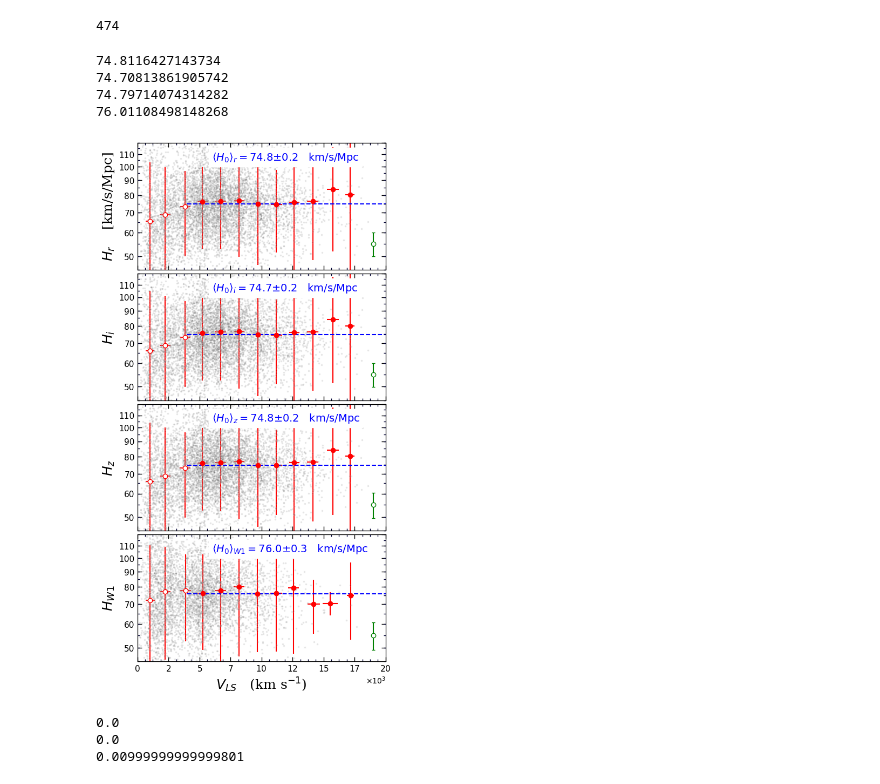
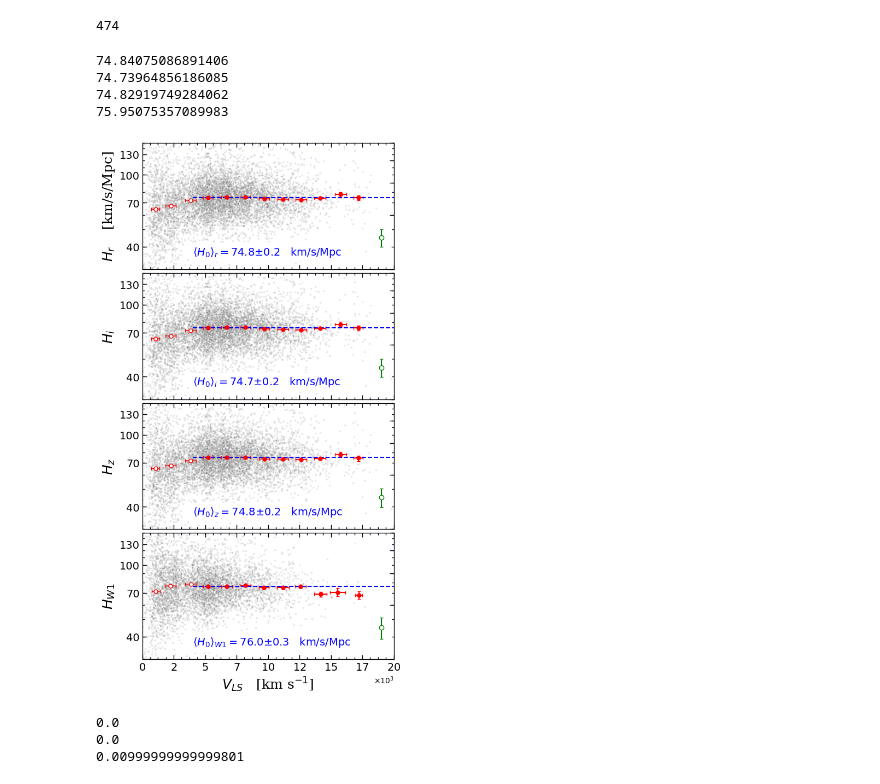
Before and after one commit to ekourkchi/TFcalibrators, a Jupyter notebook: Hubble_param-BandEvaluation-Paper.ipynb, the cells around one changed output. Cells and saved outputs as stored; diff of their text form; code cells hidden in the pictures.

Commit message:
Hubble constant for the field galaxies

```diff
--- a/Hubble_param-BandEvaluation-Paper.ipynb
+++ b/Hubble_param-BandEvaluation-Paper.ipynb
@@ -204,8 +204,12 @@ class OOMFormatter(matplotlib.ticker.ScalarFormatter):
 # %%
 def plotHubble(ax, X, Y, Ye, indx, band=""):
 
+
     ax.plot(X, 10**Y, 'k.', alpha=0.1, mec='white', ms=5)
 
+    X  = X[indx]
+    Y  = Y[indx]
+    Ye = Ye[indx]
 
     for i in np.arange(0,18000, 1500):
         xp = []
@@ -223,24 +227,22 @@ def plotHubble(ax, X, Y, Ye, indx, band=""):
             yy = np.sum(yp/ype)/np.sum(1./ype)
 
             if np.median(xp)>4000:
-                ax.errorbar(np.mean(xp), 10**yy, yerr=10**yy*np.log(10.)*np.std(yp), xerr=np.std(xp), fmt='o',
-                        color='r', ms=6)
+                ax.errorbar(np.mean(xp), 10**yy, yerr=10**yy*np.log(10.)*np.sqrt(np.sum(ype**2))/len(xp), xerr=np.std(xp), fmt='o',
+                        color='r', ms=5, capsize=2)
             else:
-                ax.errorbar(np.median(xp), 10**yy, yerr=10**yy*np.log(10.)*np.std(yp), xerr=np.std(xp), fmt='o',
-                        color='r', ms=6, mfc='white')
+                ax.errorbar(np.median(xp), 10**yy, yerr=10**yy*np.log(10.)*np.sqrt(np.sum(ype**2))/len(xp), xerr=np.std(xp), fmt='o',
+                        color='r', ms=5, mfc='white', capsize=2)
 #             print np.median(xp), yy, np.log(10.)*np.std(yp), np.std(xp)
 
 #     m = np.median(Y[X>4000])
 #     m = (np.sum(Y[X>4000]/Ye[X>4000])/np.sum(1./Ye[X>4000]))
-    X  = X[indx]
-    Y  = Y[indx]
-    Ye = Ye[indx]
+
 
     def myHubble(D, H0):
         return H0
 
 
-    fit, cov = curve_fit(myHubble, X, Y, sigma=Ye)
+    fit, cov = curve_fit(myHubble, X[X>4000], Y[X>4000], sigma=Ye[X>4000])
     m = fit[0]
     H0e_fit = 10**m*np.log(10.)*np.sqrt(cov[0])
 
@@ -252,35 +254,37 @@ def plotHubble(ax, X, Y, Ye, indx, band=""):
     ax.plot([4000,20000], [H0, H0], '--', color='blue')
 
 
-    x_ax, y_ax = set_axes(ax, (0,20000), (45,120), fontsize=11)
+    x_ax, y_ax = set_axes(ax, (0,20000), (35,150), fontsize=14)
 
     ax.set_yscale('log')
 
     from matplotlib.ticker import MultipleLocator
 
     from matplotlib.ticker import NullFormatter
+
+    ax.set_yticks(np.arange(30,150, step=30))
     ax.yaxis.set_major_formatter(NullFormatter())
     ax.yaxis.set_minor_formatter(NullFormatter())
 
-    ax.yaxis.set_major_locator(MultipleLocator(10))
-    ax.yaxis.set_minor_locator(MultipleLocator(5))
+    ax.yaxis.set_major_locator(MultipleLocator(30))
+    ax.yaxis.set_minor_locator(MultipleLocator(10))
 
-    plt.yticks([50,60,70,80,90,100,110], ('50','60','70','80','90','100','110'))
+    plt.yticks([40, 70, 100, 130], ('40', '70', '100','130'))
     # ax.set_yticks(np.arange(50,140, step=10))
 
 
 
-    y_ax.set_yticks(np.arange(45,120, step=10))
+    y_ax.set_yticks(np.arange(30,150, step=30))
     y_ax.set_yscale('log')
     y_ax.yaxis.set_major_formatter(NullFormatter())
     y_ax.yaxis.set_minor_formatter(NullFormatter())
-    y_ax.yaxis.set_major_locator(MultipleLocator(10))
-    y_ax.yaxis.set_minor_locator(MultipleLocator(5))
+    y_ax.yaxis.set_major_locator(MultipleLocator(30))
+    y_ax.yaxis.set_minor_locator(MultipleLocator(10))
 
 
     Ylm = ax.get_ylim() ; Xlm = ax.get_xlim()
-    x0 = 0.70*Xlm[0]+0.30*Xlm[1]
-    y0 = 0.20*Ylm[0]+0.80*Ylm[1]
+    x0 = 0.80*Xlm[0]+0.20*Xlm[1]
+    y0 = 0.95*Ylm[0]+0.05*Ylm[1]
     # y1 = 0.2*Ylm[0]+0.8*Ylm[1]
     unit= '   km/s/Mpc'
     ax.text(x0,y0, r"$ \langle H_0 \rangle_{"+band+"}= $"+"%.1f" % H0+'$\pm$'+"%.1f" % H0e_fit+unit, fontsize=14,
@@ -290,10 +294,10 @@ def plotHubble(ax, X, Y, Ye, indx, band=""):
     ax.xaxis.set_major_formatter(OOMFormatter(3, "%d"))
     ax.ticklabel_format(axis='x', style='sci', scilimits=(3,3))
 
-    ax.errorbar(19000, 55, yerr=55*np.log(10.)*np.median(Ye), fmt='o',
+    ax.errorbar(19000, 45, yerr=55*np.log(10.)*np.median(Ye), fmt='o',
                         color='g', ms=6, mfc='white', capsize=2)
 # %%
-fig = py.figure(figsize=(5, 12), dpi=100)
+fig = py.figure(figsize=(5, 11.8), dpi=100)
 fig.subplots_adjust(wspace=0, top=0.92, bottom=0.12, left=0.06, right=0.98)
 gs = gridspec.GridSpec(4,1) ; p=0
 
@@ -303,39 +307,39 @@ ax = plt.subplot(gs[p]) ; p+=1
 Y  = logHr
 Ye = dlogHr
 plotHubble(ax, X, Y, Ye, indx_op, band="r")
 plt.setp(ax.get_xticklabels(), visible=False)
 ax.set_ylabel(r'$H_{r}$'+'    [km/s/Mpc]', fontsize=18, fontdict=font)
 ####################################################
 ax = plt.subplot(gs[p]) ; p+=1
 Y  = logHi
 Ye = dlogHi
 plotHubble(ax, X, Y, Ye, indx_op, band="i")
 plt.setp(ax.get_xticklabels(), visible=False)
 ax.set_ylabel(r'$H_{i}$', fontsize=18, fontdict=font)
 ####################################################
 ax = plt.subplot(gs[p]) ; p+=1
 Y  = logHz
 Ye = dlogHz
 plotHubble(ax, X, Y, Ye, indx_op, band="z")
 plt.setp(ax.get_xticklabels(), visible=False)
 ax.set_ylabel(r'$H_{z}$', fontsize=18, fontdict=font)
 ####################################################
 ax = plt.subplot(gs[p]) ; p+=1
 Y  = logHw1
 Ye = dlogHw1
 plotHubble(ax, X, Y, Ye, indx_ir, band="W1")
 # plt.setp(ax.get_xticklabels(), visible=False)
 ax.set_ylabel(r'$H_{W1}$', fontsize=18, fontdict=font)
 
-ax.set_xlabel(r'$V_{LS} $'+'   (km s'+r'$^{-1}$'+')', fontsize=18, fontdict=font)
+ax.set_xlabel(r'$V_{LS} $'+'   [km s'+r'$^{-1}$'+']', fontsize=18, fontdict=font)
 
 plt.subplots_adjust(hspace=0.03, wspace=0.2)
 # %% [output]
-74.8116427143734
-74.70813861905742
-74.79714074314282
-76.01108498148268
+74.84075086891406
+74.73964856186085
+74.82919749284062
+75.95075357089983
-[figure, old version]
+[figure, new version]
 # %%
 def plotDM(ax, X, DM, dDM, indx):
 
```
Also changed, not shown: parts of 1 cell of this notebook.
